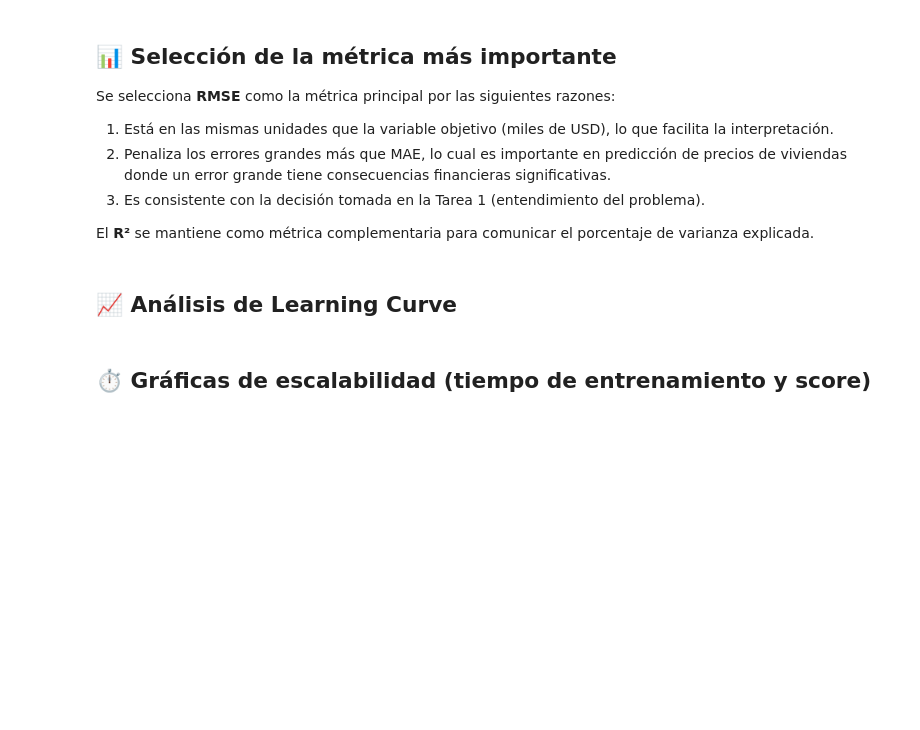
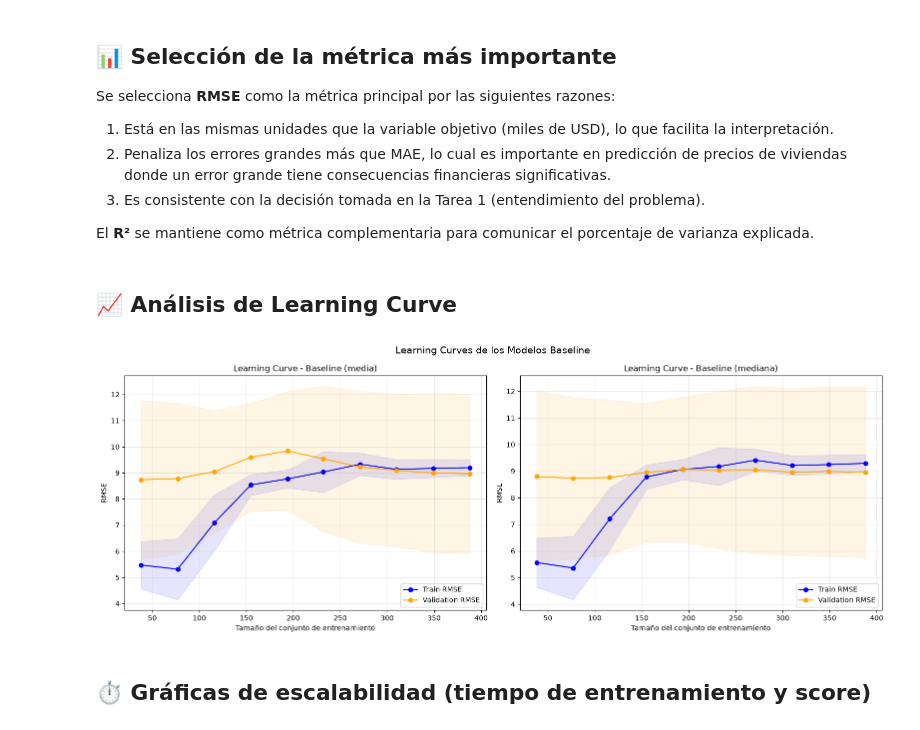
Before and after one commit to RafaGM1108/Boston_Home_Prices, a Jupyter notebook: notebooks/5-models/05_Modelo_Baseline.ipynb, the cells around one changed output. Saved outputs shown, nothing was run; the diff lists cells and outputs as text; code cells hidden in the pictures; blank space fills up the shorter version.

```diff
--- a/notebooks/5-models/05_Modelo_Baseline.ipynb
+++ b/notebooks/5-models/05_Modelo_Baseline.ipynb
@@ -121,22 +163,25 @@ print(baseline_median)
 # %% [markdown]
 ## 📏 Evaluación con múltiples métricas
 # %%
-def evaluate_model(model, X_train, y_train, X_test, y_test, model_name):
+def evaluate_model(model, train_data, test_data, model_name):
     """Entrena y evalúa un modelo con múltiples métricas."""
+    X_tr, y_tr = train_data
+    X_te, y_te = test_data
+
     start = time.time()
-    model.fit(X_train, y_train)
+    model.fit(X_tr, y_tr)
     train_time = time.time() - start
 
     start = time.time()
-    y_pred = model.predict(X_test)
+    y_pred = model.predict(X_te)
     pred_time = time.time() - start
 
     results = {
         "Modelo": model_name,
-        "RMSE": np.sqrt(mean_squared_error(y_test, y_pred)),
-        "MAE": mean_absolute_error(y_test, y_pred),
-        "MAPE": mean_absolute_percentage_error(y_test, y_pred),
-        "R2": r2_score(y_test, y_pred),
+        "RMSE": np.sqrt(mean_squared_error(y_te, y_pred)),
+        "MAE": mean_absolute_error(y_te, y_pred),
+        "MAPE": mean_absolute_percentage_error(y_te, y_pred),
+        "R2": r2_score(y_te, y_pred),
         "Tiempo_train (s)": train_time,
         "Tiempo_pred (s)": pred_time,
     }
@@ -144,10 +189,10 @@ def evaluate_model(model, X_train, y_train, X_test, y_test, model_name):
 # %%
 # Evaluar ambos baselines
 results_mean, y_pred_mean = evaluate_model(
-    baseline_mean, X_train, y_train, X_test, y_test, "Baseline (media)"
+    baseline_mean, (X_train, y_train), (X_test, y_test), "Baseline (media)"
 )
 results_median, y_pred_median = evaluate_model(
-    baseline_median, X_train, y_train, X_test, y_test, "Baseline (mediana)"
+    baseline_median, (X_train, y_train), (X_test, y_test), "Baseline (mediana)"
 )
 
 results_df = pd.DataFrame([results_mean, results_median]).set_index("Modelo")
@@ -234,8 +299,11 @@ El **R²** se mantiene como métrica complementaria para comunicar el porcentaje
 # %% [markdown]
 ## 📈 Análisis de Learning Curve
 # %%
-def plot_learning_curve(estimator, X, y, title, ax, cv=N_FOLDS):
+def plot_learning_curve(estimator, X, y, config):
     """Genera la curva de aprendizaje para un estimador."""
+    ax = config["ax"]
+    cv = config.get("cv", N_FOLDS)
+    title = config["title"]
     train_sizes = np.linspace(0.1, 1.0, 10)
 
     train_sizes_abs, train_scores, test_scores = learning_curve(
@@ -256,8 +324,12 @@ def plot_learning_curve(estimator, X, y, title, ax, cv=N_FOLDS):
     test_mean = test_scores.mean(axis=1)
     test_std = test_scores.std(axis=1)
 
-    ax.fill_between(train_sizes_abs, train_mean - train_std, train_mean + train_std, alpha=0.1, color="blue")
-    ax.fill_between(train_sizes_abs, test_mean - test_std, test_mean + test_std, alpha=0.1, color="orange")
+    ax.fill_between(
+        train_sizes_abs, train_mean - train_std, train_mean + train_std, alpha=0.1, color="blue"
+    )
+    ax.fill_between(
+        train_sizes_abs, test_mean - test_std, test_mean + test_std, alpha=0.1, color="orange"
+    )
     ax.plot(train_sizes_abs, train_mean, "o-", color="blue", label="Train RMSE")
     ax.plot(train_sizes_abs, test_mean, "o-", color="orange", label="Validation RMSE")
     ax.set_xlabel("Tamaño del conjunto de entrenamiento")
@@ -270,16 +342,19 @@ def plot_learning_curve(estimator, X, y, title, ax, cv=N_FOLDS):
 # %%
 fig, axes = plt.subplots(1, 2, figsize=(16, 6))
 
 sizes_mean, train_mean, test_mean = plot_learning_curve(
-    baseline_mean, X_cv, y, "Learning Curve - Baseline (media)", axes[0]
+    baseline_mean, X_cv, y, {"title": "Learning Curve - Baseline (media)", "ax": axes[0]}
 )
 sizes_median, train_median, test_median = plot_learning_curve(
-    baseline_median, X_cv, y, "Learning Curve - Baseline (mediana)", axes[1]
+    baseline_median, X_cv, y, {"title": "Learning Curve - Baseline (mediana)", "ax": axes[1]}
 )
+
 
 plt.suptitle("Learning Curves de los Modelos Baseline", fontsize=14)
 plt.tight_layout()
 plt.show()
+# %% [output]
+[figure, added]
 # %% [markdown]
 ## ⏱️ Gráficas de escalabilidad (tiempo de entrenamiento y score)
 # %%
```
Also changed, not shown: parts of 10 cells of this notebook, 1 other file.
